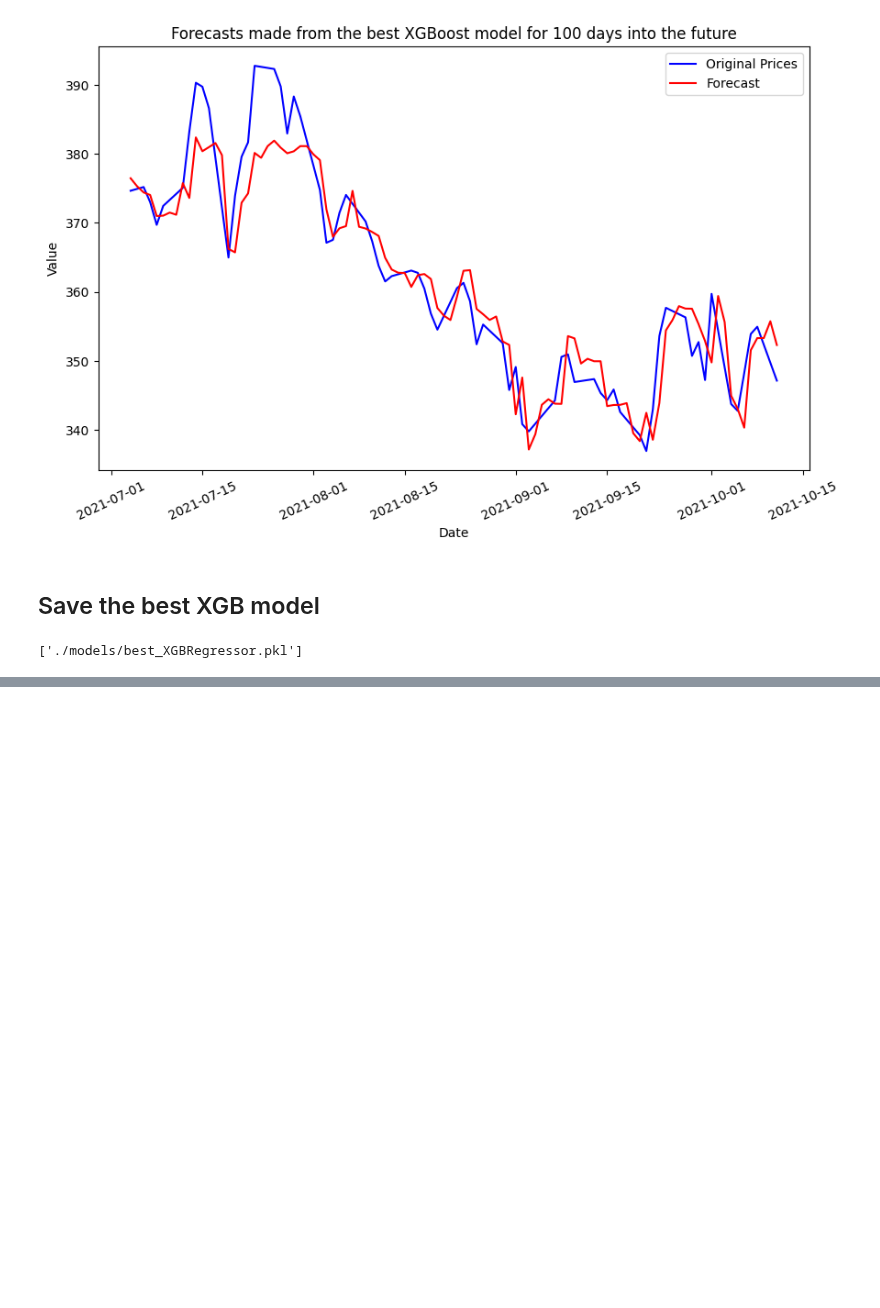
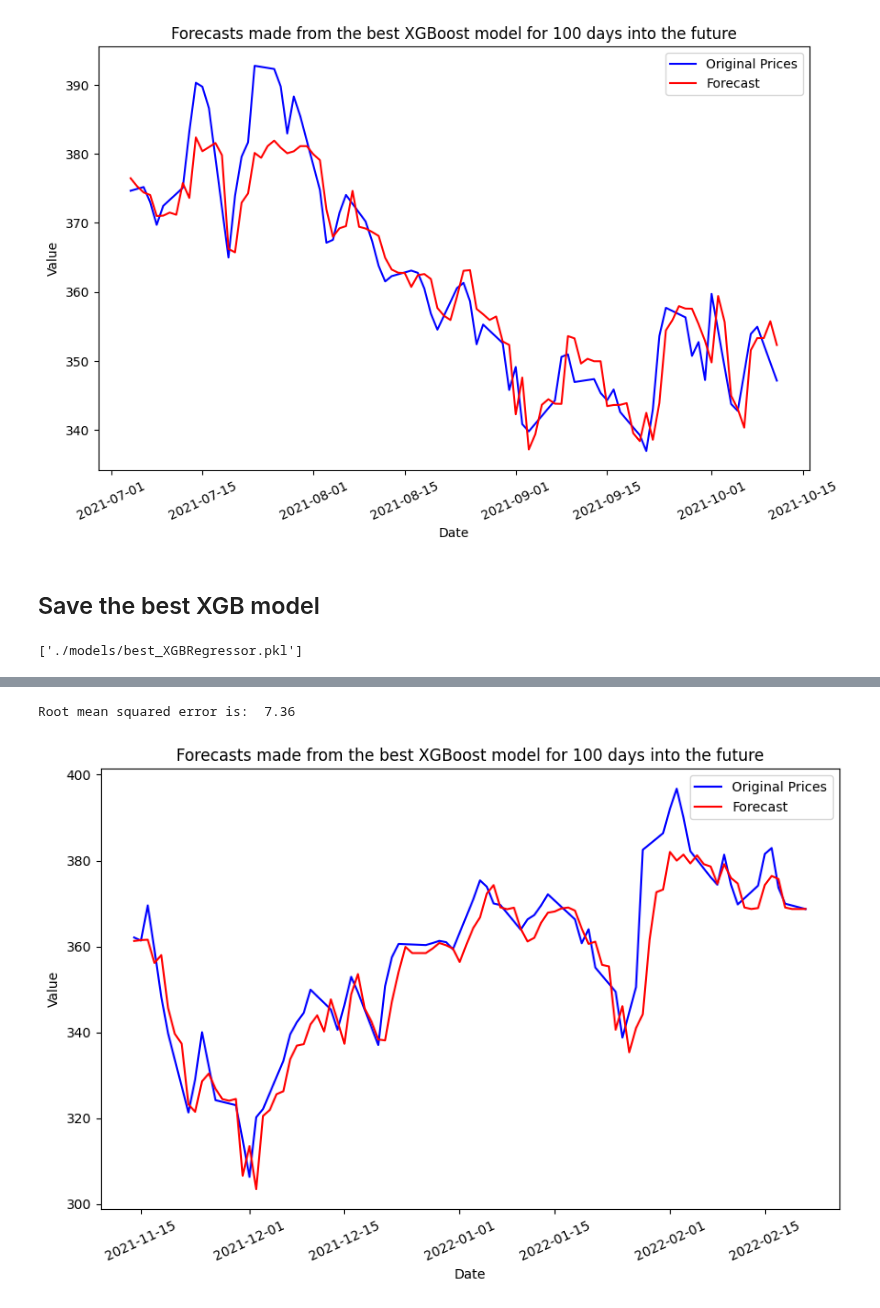
Before and after one commit to yjiahao/time-series-stocks, a Jupyter notebook: XGBoost.ipynb, the cells around one changed output, grey strips where cells are left out. Cells and saved outputs as stored; diff of their text form; code cells hidden in the pictures; blank space fills up the shorter version.

Commit message:
update xgboost to predict on unseen data

```diff
--- a/XGBoost.ipynb
+++ b/XGBoost.ipynb
@@ -261,0 +266,3 @@ dump(best_model, "./models/best_XGBRegressor.pkl")
+# %%
+test_df = pd.read_csv("./data/processed/mastercard_test_processed.csv", parse_dates = True, index_col = ["Date"])
+test_df.head()
@@ -261,0 +277,29 @@ dump(best_model, "./models/best_XGBRegressor.pkl")
+# %%
+# just use 100 observations into the future
+test_df = test_df[:100]
+# %%
+X_test = test_df[["Open", "Volume", "month", "day", "quarter", "lag_1", "lag_2", "MA", "M_STD"]]
+y_test = test_df[["Close"]]
+# %%
+y_pred = model.predict(X_test)
+mse = mean_squared_error(y_test, y_pred)
+
+print(f"Root mean squared error is: {np.sqrt(mse) : .2f}")
+# %% [output]
+Root mean squared error is:  7.36
+# %%
+plt.figure(figsize=(10, 6))
+plt.plot(X_test.index, y_test, label = "Original Prices", color = "blue")
+plt.plot(X_test.index, y_pred, label = "Forecast", color = "red")
+
+# Add labels and title
+plt.title("Forecasts made from the best XGBoost model for 100 days into the future")
+plt.xlabel("Date")
+plt.ylabel("Value")
+plt.xticks(rotation = 25)
+plt.legend()
+
+# Show the plot
+plt.show()
+# %% [output]
+[figure, added]
```
Also changed, not shown: parts of 3 cells of this notebook.
